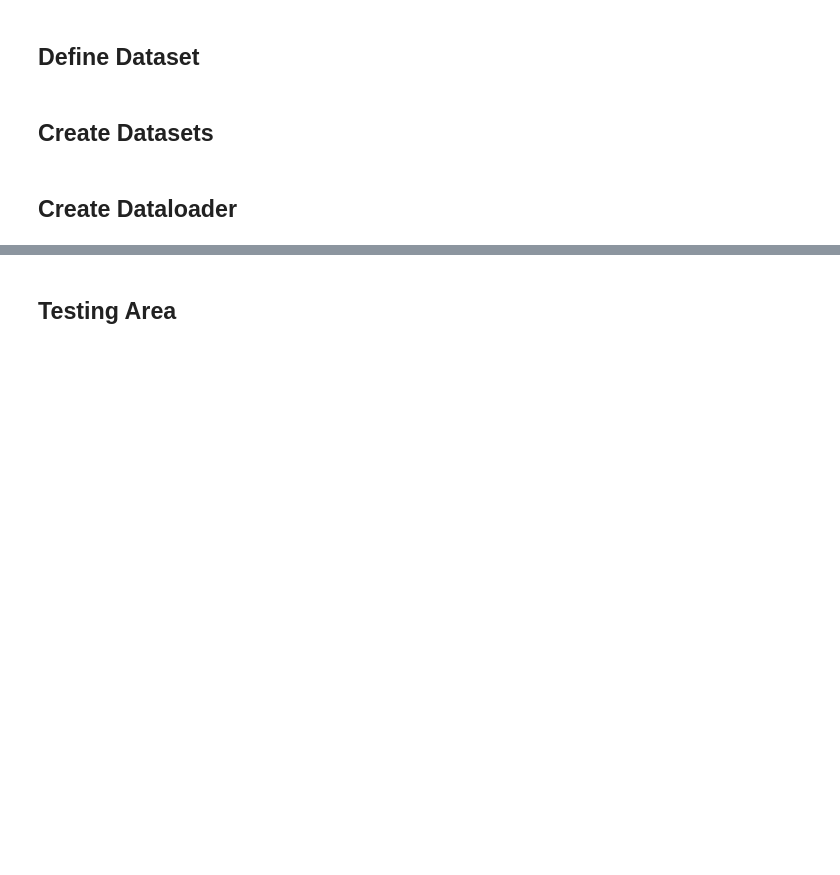
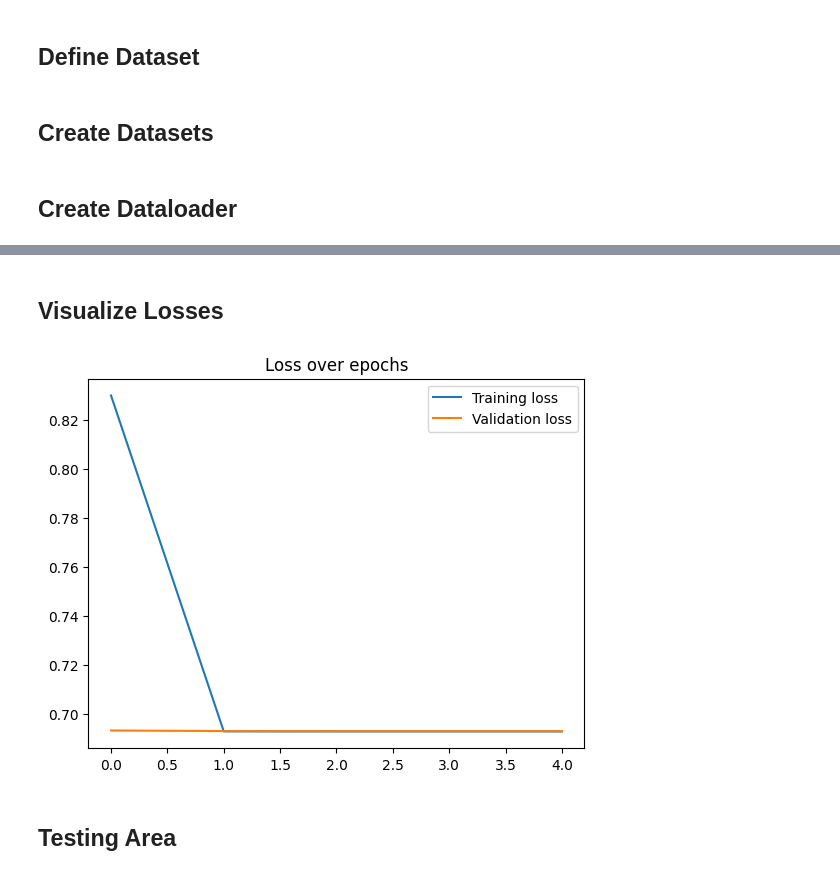
Before and after one commit to marcelmildenberger/dataset-extension-attack, a Jupyter notebook: main.ipynb, the cells around one changed output, grey strips where cells are left out. Drawn from its saved outputs; the diff is of its cells as text; code cells hidden in the pictures; blank space fills up the shorter version.

```diff
--- a/main.ipynb
+++ b/main.ipynb
@@ -88,5 +99,6 @@ two_gram_dict = {i: two_gram for i, two_gram in enumerate(all_two_grams)}
 # Create Datasets
 data_labeled = BloomFilterDataset('./data/eves_information/reidentified_individuals.tsv', isLabeled=True, all_two_grams=all_two_grams)
 data_not_labeled = BloomFilterDataset('./data/eves_information/not_reidentified_individuals.tsv', isLabeled=False, all_two_grams=all_two_grams)
+bloomfilter_length = len(data_labeled[0][0])
 # %% [markdown]
 ## Create Dataloader
@@ -116,3 +135,5 @@ class BloomFilterToTwoGramClassifier(nn.Module):
         # Forward pass through the model
         output = self.model(x)
         return output
+# %%
+model = BloomFilterToTwoGramClassifier(input_dim=bloomfilter_length)
@@ -118,0 +152,36 @@ class BloomFilterToTwoGramClassifier(nn.Module):
+# %%
+# Number of epochs
+num_epochs = 5
+train_losses, val_losses = [], []
+
+for epoch in range(num_epochs):
+    # Training
+    model.train()
+    running_loss = 0.0
+    for bloom_filters, labels in tqdm(dataloader_train, desc="Training loop"):
+        # Move data to device
+        bloom_filters, labels = bloom_filters.to(device), labels.to(device)
+
+        optimizer.zero_grad()
+        outputs = model(bloom_filters)
+        loss = criterion(outputs, labels)
+        loss.backward()
+        optimizer.step()
+        running_loss += loss.item() * labels.size(0)
+    train_loss = running_loss / len(dataloader_train.dataset)
+    train_losses.append(train_loss)
+
+    #Validation
+    model.eval()
+    running_loss = 0.0
+    with torch.no_grad():
+        for bloom_filters, labels in tqdm(dataloader_val, desc="Validation loop"):
+            # Move data to device
+            bloom_filters, labels = bloom_filters.to(device), labels.to(device)
+
+            outputs = model(bloom_filters)
+            loss = criterion(outputs, labels)
+            running_loss += loss.item() * labels.size(0)
+        val_loss = running_loss / len(dataloader_val.dataset)
+        val_losses.append(val_loss)
+    print(f"Epoch {epoch+1}/{num_epochs} - Train loss: {train_loss:.4f}, Validation loss: {val_loss:.4f}")
@@ -119,3 +194,13 @@ class BloomFilterToTwoGramClassifier(nn.Module):
+# %% [markdown]
+## Visualize Losses
+# %%
+plt.plot(train_losses, label='Training loss')
+plt.plot(val_losses, label='Validation loss')
+plt.legend()
+plt.title("Loss over epochs")
+plt.show()
+# %% [output]
+[figure, added]
 # %% [markdown]
 ## Testing Area
 # %%
```
Also changed, not shown: parts of 11 cells of this notebook, 1 other file.
